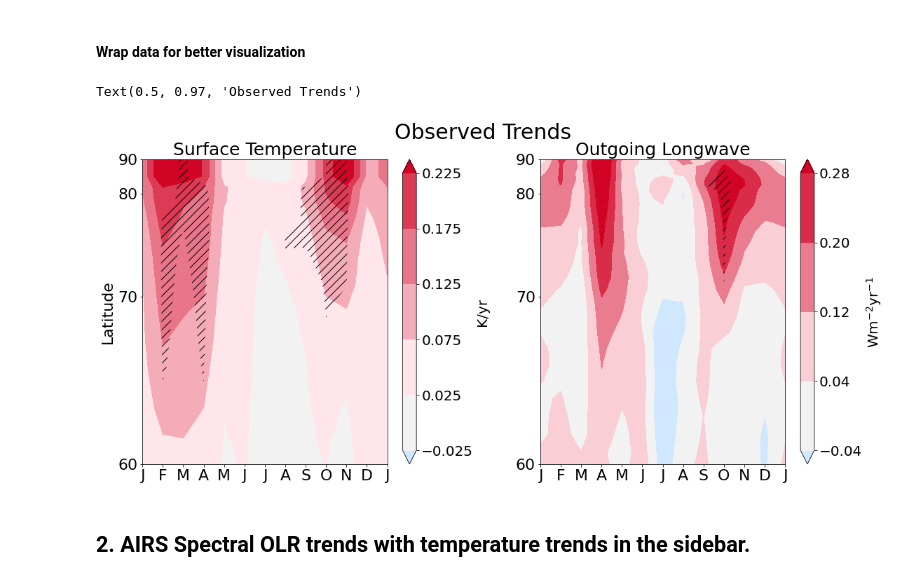
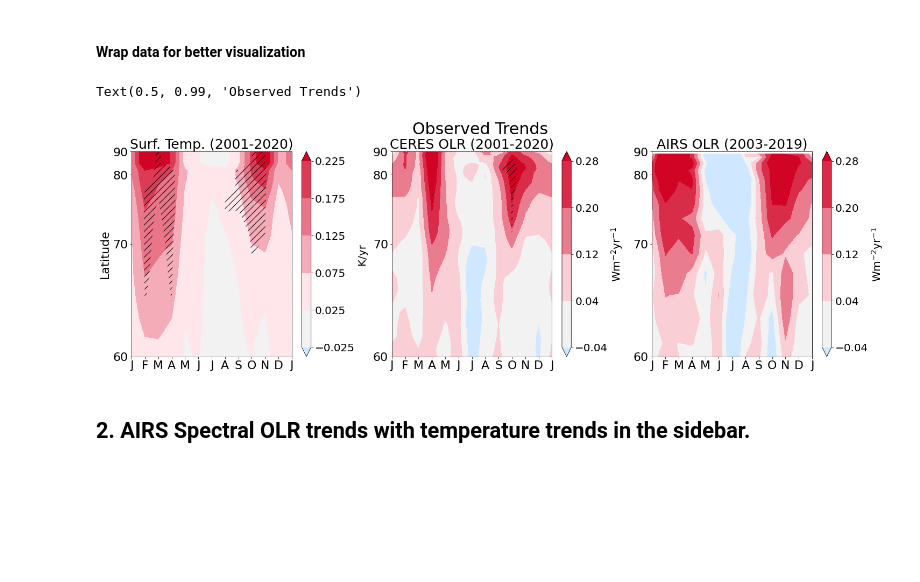
Before and after one commit to jshaw35/spectral_ice, a Jupyter notebook: FINESST_figures.ipynb, the cells around one changed output. Cells and saved outputs as stored; diff of their text form; code cells hidden in the pictures; blank space fills up the shorter version.

Commit message:
Progress visualizing some trends in AIRS and CERES data

```diff
--- a/FINESST_figures.ipynb
+++ b/FINESST_figures.ipynb
@@ -138,3 +140,11 @@ olr_trends,olr_statsig,olr_notnull = compute_trends_n_signif2(ceres_olr_subset)
+# %%
+airs_dir = '/glade/work/jonahshaw/obs/AIRS/'
+airs_broadband_olr = add_weights(xr.open_dataset('%s/%s/olr_broadband.nc' % (airs_dir,'arc_proc/')))
+# %%
+# Subset data so computations are lighter and significance tests make sense
+airs_olr_subset = airs_broadband_olr['olr'].sel(time=slice('2003-01-01','2019-12-31'),lat=slice(58,90)).mean(dim=['lon','orbit_pass'])
+# %%
+olr_airs_trends,olr_airs_statsig,olr_airs_notnull = compute_trends_n_signif2(airs_olr_subset)
 # %% [markdown]
 #### Temperature from GISStemp
 # %%
@@ -152,10 +162,13 @@ gisstemp_statsig_wrapped = xr.concat([gisstemp_statsig,gisstemp_statsig[0].assig
 
 olr_trends_wrapped = xr.concat([olr_trends,olr_trends[0].assign_coords({'month':13})],dim='month')
 olr_statsig_wrapped = xr.concat([olr_statsig,olr_statsig[0].assign_coords({'month':13})],dim='month')
+
+olr_airs_trends_wrapped = xr.concat([olr_airs_trends,olr_airs_trends[0].assign_coords({'month':13})],dim='month')
+olr_airs_statsig_wrapped = xr.concat([olr_airs_statsig,olr_airs_statsig[0].assign_coords({'month':13})],dim='month')
 # %%
 palette = sns.diverging_palette(257, 10, s=99, l=44, sep=50, n=5, as_cmap=True)
 
-fig1,axs = plt.subplots(nrows=1,ncols=2,figsize=(18,8))
+fig1,axs = plt.subplots(nrows=1,ncols=3,figsize=(24,7))
 fig1.subplots_adjust(wspace=0.3,hspace=0.2)
 
 axes = axs.flat
@@ -173,38 +186,50 @@ for _ax in axes:
     _ax.set_yticks(yticks)
     _ax.set_yticklabels(ytick_labels,fontsize=22)
     _ax.set_xticks(xticks)
     _ax.set_xticklabels(xtick_labels,fontsize=22)
 
 axes[0].set_ylabel('Latitude',fontsize=22)
 
 lat_weighted0 = np.sin(np.pi/180*gisstemp_trends['lat'])
 cmap0 = copy.copy(palette)
 im0 = axes[0].contourf(gisstemp_trends_wrapped['month'],lat_weighted0,gisstemp_trends_wrapped.transpose('lat','month'),
                        cmap=cmap0,extend='both',levels=np.arange(-0.025,0.2251,0.05),vmin=-0.25,vmax=0.25)
 im0.cmap.set_under((0.81,0.91,1.00))
 stip = axes[0].contourf(gisstemp_statsig_wrapped['month'],lat_weighted0,gisstemp_statsig_wrapped.transpose('lat','month'), colors='none',levels=[0,99,100],
                         hatches=[None,'//'],extend='neither')
-axes[0].set_title('Surface Temperature',fontsize=25)
+axes[0].set_title('Surf. Temp. (2001-2020)',fontsize=25)
 cbar0 = plt.colorbar(im0,ax=axes[0])
 cbar0.ax.tick_params(labelsize=20)
 cbar0.set_label(label='K/yr',fontsize=20)
 
 lat_weighted1 = np.sin(np.pi/180*olr_trends['lat'])
 cmap1 = copy.copy(palette)
 im1 = axes[1].contourf(olr_trends_wrapped['month'],lat_weighted1,olr_trends_wrapped.transpose('lat','month'),
                        cmap=cmap1,extend='both',levels=np.arange(-0.04,0.36,0.08),vmin=-0.28,vmax=0.28)
 im1.cmap.set_under((0.81,0.91,1.00))
 stip = axes[1].contourf(olr_statsig_wrapped['month'],lat_weighted1,olr_statsig_wrapped.transpose('lat','month'), colors='none',levels=[0,99,100],
                         hatches=[None,'//'],extend='neither')
-axes[1].set_title('Outgoing Longwave',fontsize=25)
+axes[1].set_title('CERES OLR (2001-2020)',fontsize=25)
 cbar1 = plt.colorbar(im1,ax=axes[1])
 cbar1.ax.tick_params(labelsize=20)
 cbar1.set_label(label='Wm$^{-2}$yr$^{-1}$',fontsize=20)
 
-fig1.suptitle('Observed Trends',fontsize=30,y=0.97)
+lat_weighted2 = np.sin(np.pi/180*olr_airs_trends['lat'])
+cmap2 = copy.copy(palette)
+im2 = axes[2].contourf(olr_airs_trends_wrapped['month'],lat_weighted2,olr_airs_trends_wrapped.transpose('lat','month'),
+                       cmap=cmap2,extend='both',levels=np.arange(-0.04,0.36,0.08),vmin=-0.28,vmax=0.28)
+im2.cmap.set_under((0.81,0.91,1.00))
+stip = axes[2].contourf(olr_airs_statsig_wrapped['month'],lat_weighted2,olr_airs_statsig_wrapped.transpose('lat','month'), colors='none',levels=[0,99,100],
+                        hatches=[None,'//'],extend='neither')
+axes[2].set_title('AIRS OLR (2003-2019)',fontsize=25)
+cbar2 = plt.colorbar(im2,ax=axes[2])
+cbar2.ax.tick_params(labelsize=20)
+cbar2.set_label(label='Wm$^{-2}$yr$^{-1}$',fontsize=20)
+
+fig1.suptitle('Observed Trends',fontsize=30,y=0.99)
 # %% [output]
-Text(0.5, 0.97, 'Observed Trends')
+Text(0.5, 0.99, 'Observed Trends')
-[figure, old version]
+[figure, new version]
 # %%
 to_png(fig1,'observedtLWrends_2panel')
 # %% [markdown]
```
Also changed, not shown: parts of 41 cells of this notebook.
